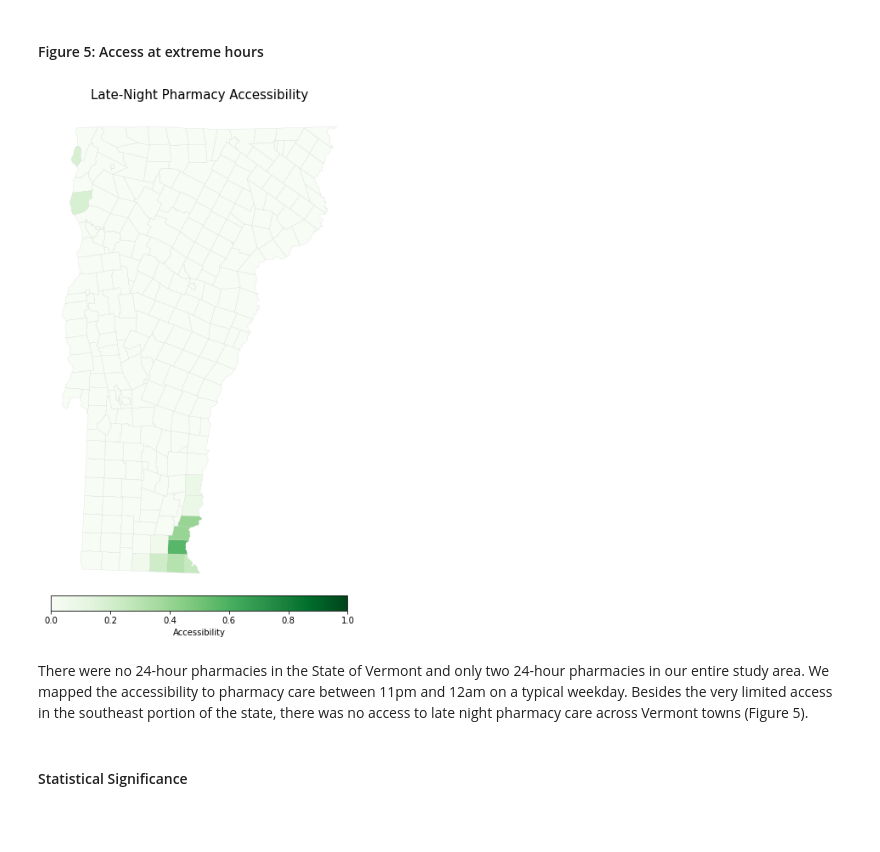
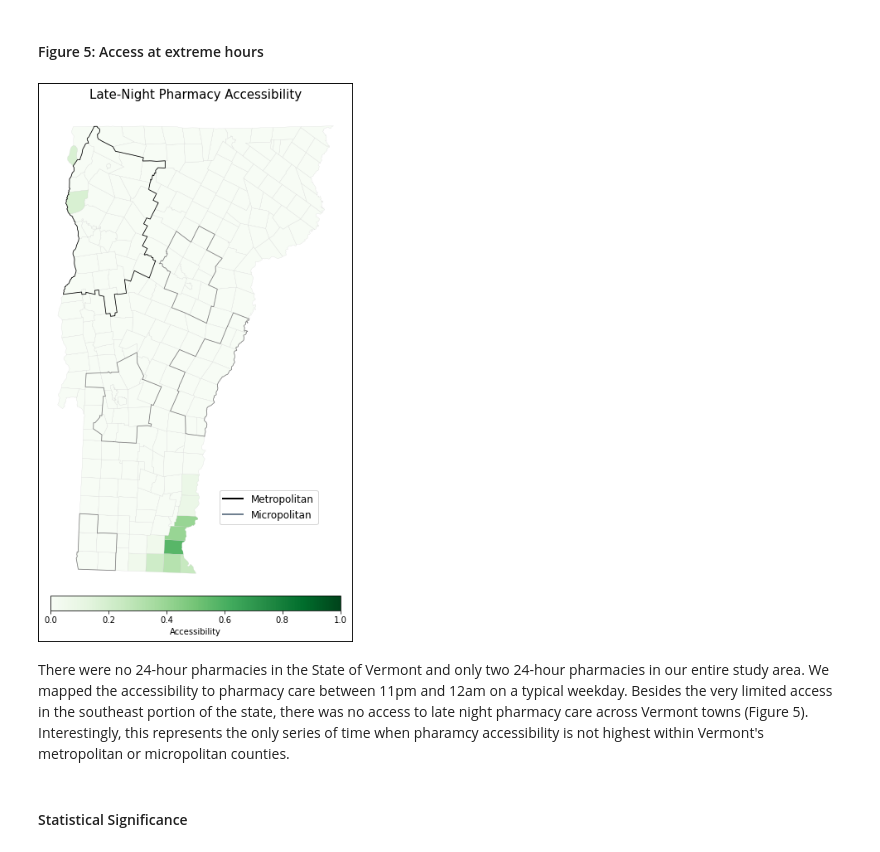
Before and after one commit to samroubin/VTPharmacy, a Jupyter notebook: procedure/code/01_Pharmacy_Accessibility.ipynb, the cells around one changed output. Cells and saved outputs as stored; diff of their text form; code cells hidden in the pictures; blank space fills up the shorter version.

```diff
--- a/procedure/code/01_Pharmacy_Accessibility.ipynb
+++ b/procedure/code/01_Pharmacy_Accessibility.ipynb
@@ -1069,20 +1097,30 @@ On Saturdays and Sundays, there was no access to pharmacies across the state bef
 # %%
 fig, ax = plt.subplots(figsize=(10, 10))
 mapping_df.plot(column='access_23w', cmap='Greens', ax=ax, linewidth=0.2, edgecolor= '.8', vmax=1)
 
 cb = plt.cm.ScalarMappable(cmap='Greens', norm=plt.Normalize(vmin=0, vmax=1))
+#cbar = plt.colorbar(cb, shrink = .5, orientation = 'horizontal', pad=0, label = 'Accessibility')
+
+metropolitan_boundary.plot(ax=ax, color='black', linewidth=.8)
+micropolitan_boundary.plot(ax=ax, color='grey', linewidth=.8)
+
+fig.patch.set_edgecolor('black') #Border
+fig.patch.set_linewidth(2)
+plt.subplots_adjust(right = .5, top = .9)
+
 cbar = plt.colorbar(cb, shrink = .5, orientation = 'horizontal', pad=0, label = 'Accessibility')
+ax.legend(handles=legend_elements, loc='lower right', fontsize=12, bbox_to_anchor=(.92,.135))
 
 plt.title('Late-Night Pharmacy Accessibility', size = 15 )
 plt.xlabel('Longitude')
 plt.ylabel('Latitude')
 plt.axis('off')
 plt.tight_layout()
 plt.show()
 # %% [output]
-[figure, old version]
+[figure, new version]
 # %% [markdown]
-There were no 24-hour pharmacies in the State of Vermont and only two 24-hour pharmacies in our entire study area. We mapped the accessibility to pharmacy care between 11pm and 12am on a typical weekday. Besides the very limited access in the southeast portion of the state, there was no access to late night pharmacy care across Vermont towns (Figure 5).
+There were no 24-hour pharmacies in the State of Vermont and only two 24-hour pharmacies in our entire study area. We mapped the accessibility to pharmacy care between 11pm and 12am on a typical weekday. Besides the very limited access in the southeast portion of the state, there was no access to late night pharmacy care across Vermont towns (Figure 5). Interestingly, this represents the only series of time when pharamcy accessibility is not highest within Vermont's metropolitan or micropolitan counties.
 # %% [markdown]
 #### Statistical Significance
 # %%
```
Also changed, not shown: parts of 16 cells of this notebook.
